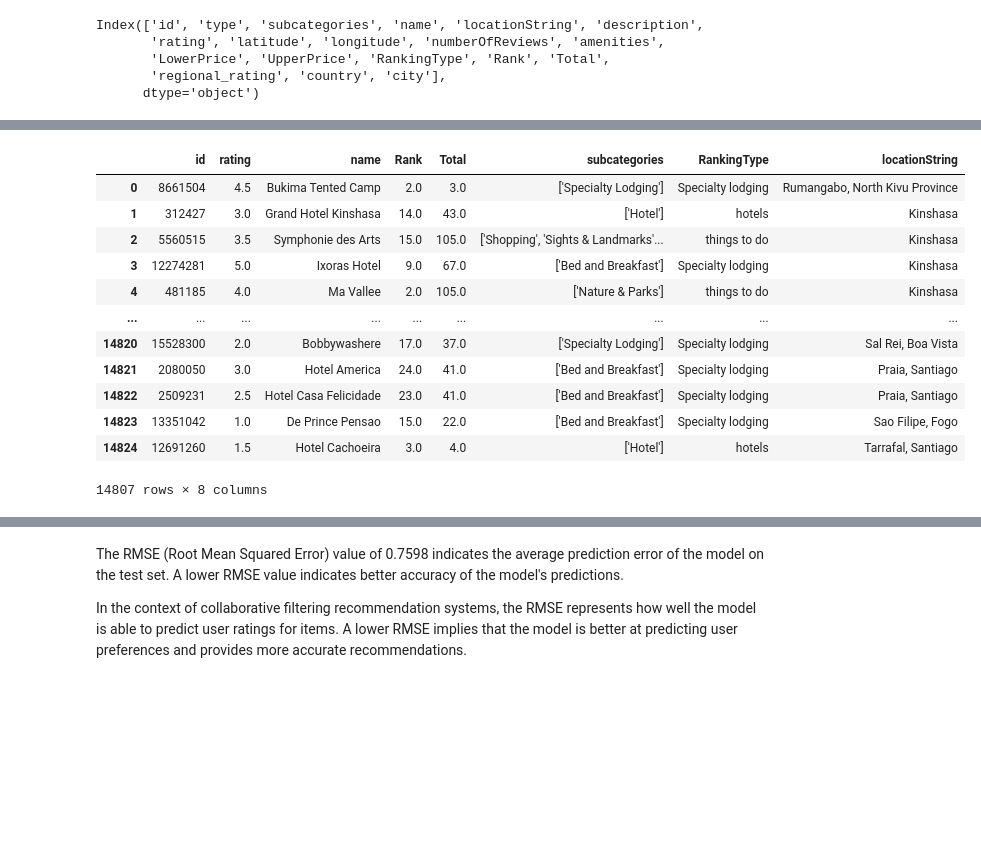
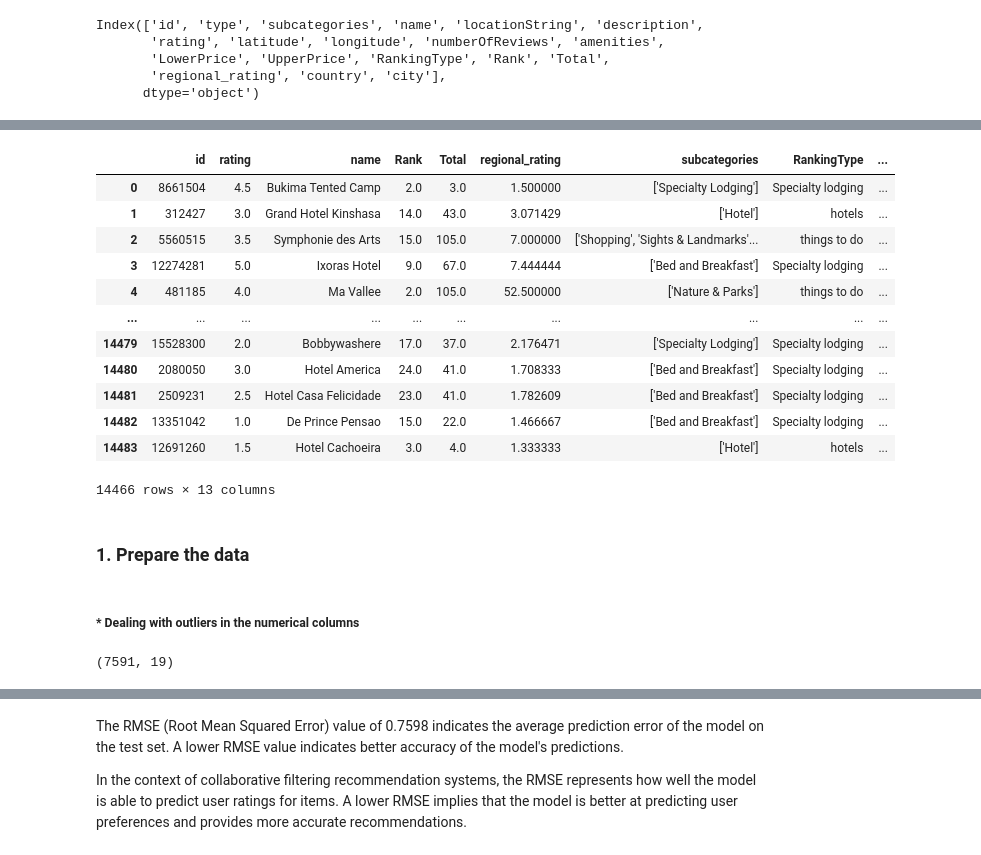
Before and after one commit to R3TR0Quan/travel-destination-recommendation-sys, a Jupyter notebook: misc_notebooks/ian.ipynb, the cells around one changed output, grey strips where cells are left out. Drawn from its saved outputs; the diff is of its cells as text; code cells hidden in the pictures; blank space fills up the shorter version.

```diff
--- a/misc_notebooks/ian.ipynb
+++ b/misc_notebooks/ian.ipynb
@@ -962,16 +955,20 @@ Name: rating, Length: 14807, dtype: int32
 # %%
-clean_df[['id', 'rating','name', 'Rank', 'Total','subcategories', 'RankingType', 'locationString']]
+clean_df[['id', 'rating','name', 'Rank', 'Total','regional_rating','subcategories', 'RankingType', 'locationString','country','city', 'LowerPrice', 'UpperPrice']]
 # %% [output]
-|  | id | rating | name | Rank | Total | subcategories | RankingType | locationString |
-| 0 | 8661504 | 4.5 | Bukima Tented Camp | 2.0 | 3.0 | ['Specialty Lodging'] | Specialty lodging | Rumangabo, North Kivu Province |
-| 1 | 312427 | 3.0 | Grand Hotel Kinshasa | 14.0 | 43.0 | ['Hotel'] | hotels | Kinshasa |
-| 2 | 5560515 | 3.5 | Symphonie des Arts | 15.0 | 105.0 | ['Shopping', 'Sights & Landmarks'... | things to do | Kinshasa |
-| 3 | 12274281 | 5.0 | Ixoras Hotel | 9.0 | 67.0 | ['Bed and Breakfast'] | Specialty lodging | Kinshasa |
-| 4 | 481185 | 4.0 | Ma Vallee | 2.0 | 105.0 | ['Nature & Parks'] | things to do | Kinshasa |
-| ... | ... | ... | ... | ... | ... | ... | ... | ... |
-| 14820 | 15528300 | 2.0 | Bobbywashere | 17.0 | 37.0 | ['Specialty Lodging'] | Specialty lodging | Sal Rei, Boa Vista |
-| 14821 | 2080050 | 3.0 | Hotel America | 24.0 | 41.0 | ['Bed and Breakfast'] | Specialty lodging | Praia, Santiago |
-| 14822 | 2509231 | 2.5 | Hotel Casa Felicidade | 23.0 | 41.0 | ['Bed and Breakfast'] | Specialty lodging | Praia, Santiago |
-| 14823 | 13351042 | 1.0 | De Prince Pensao | 15.0 | 22.0 | ['Bed and Breakfast'] | Specialty lodging | Sao Filipe, Fogo |
-| 14824 | 12691260 | 1.5 | Hotel Cachoeira | 3.0 | 4.0 | ['Hotel'] | hotels | Tarrafal, Santiago |
+|  | id | rating | name | Rank | Total | regional_rating | subcategories | RankingType | ... |
+| 0 | 8661504 | 4.5 | Bukima Tented Camp | 2.0 | 3.0 | 1.500000 | ['Specialty Lodging'] | Specialty lodging | ... |
+| 1 | 312427 | 3.0 | Grand Hotel Kinshasa | 14.0 | 43.0 | 3.071429 | ['Hotel'] | hotels | ... |
+| 2 | 5560515 | 3.5 | Symphonie des Arts | 15.0 | 105.0 | 7.000000 | ['Shopping', 'Sights & Landmarks'... | things to do | ... |
+| 3 | 12274281 | 5.0 | Ixoras Hotel | 9.0 | 67.0 | 7.444444 | ['Bed and Breakfast'] | Specialty lodging | ... |
+| 4 | 481185 | 4.0 | Ma Vallee | 2.0 | 105.0 | 52.500000 | ['Nature & Parks'] | things to do | ... |
+| ... | ... | ... | ... | ... | ... | ... | ... | ... | ... |
+| 14479 | 15528300 | 2.0 | Bobbywashere | 17.0 | 37.0 | 2.176471 | ['Specialty Lodging'] | Specialty lodging | ... |
+| 14480 | 2080050 | 3.0 | Hotel America | 24.0 | 41.0 | 1.708333 | ['Bed and Breakfast'] | Specialty lodging | ... |
+| 14481 | 2509231 | 2.5 | Hotel Casa Felicidade | 23.0 | 41.0 | 1.782609 | ['Bed and Breakfast'] | Specialty lodging | ... |
+| 14482 | 13351042 | 1.0 | De Prince Pensao | 15.0 | 22.0 | 1.466667 | ['Bed and Breakfast'] | Specialty lodging | ... |
+| 14483 | 12691260 | 1.5 | Hotel Cachoeira | 3.0 | 4.0 | 1.333333 | ['Hotel'] | hotels | ... |
-14807 rows × 8 columns
+14466 rows × 13 columns
+# %% [markdown]
+### 1. Prepare the data
+# %% [markdown]
+##### * Dealing with outliers in the numerical columns
@@ -977,0 +994,4 @@ clean_df[['id', 'rating','name', 'Rank', 'Total','subcategories', 'RankingType',
+# %%
+clean_df.shape
+# %% [output]
+(7591, 19)
```
Also changed, not shown: parts of 54 cells of this notebook.
